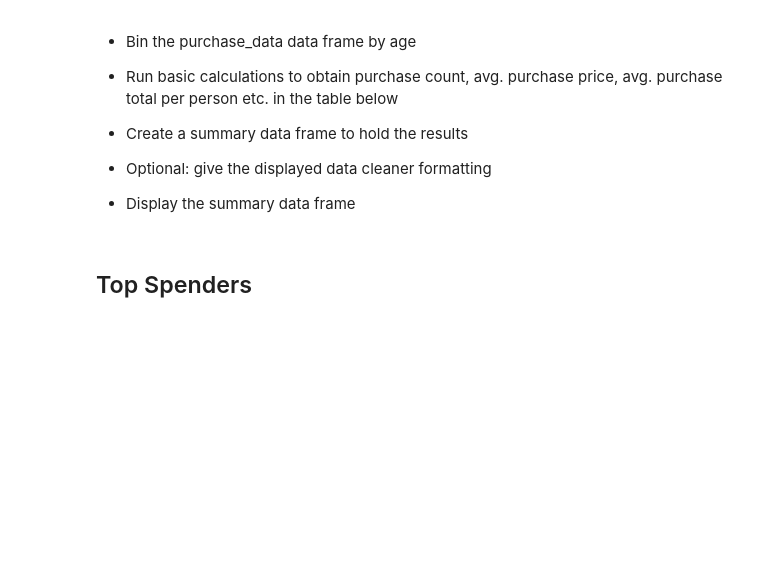
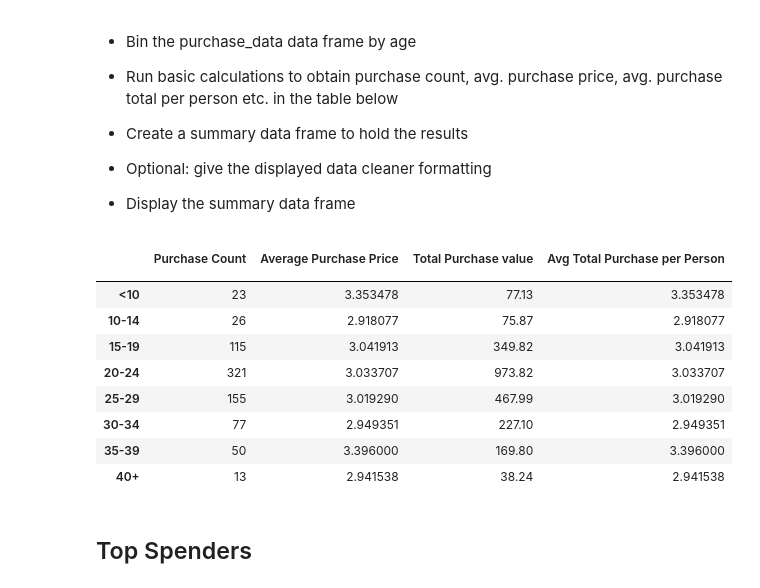
Before and after one commit to edo2021/Pandas_Challenge, a Jupyter notebook: HeroesOfPymoli/HeroesOfPymoli.ipynb, the cells around one changed output. Saved outputs shown, nothing was run; the diff lists cells and outputs as text; code cells hidden in the pictures; blank space fills up the shorter version.

```diff
--- a/HeroesOfPymoli/HeroesOfPymoli.ipynb
+++ b/HeroesOfPymoli/HeroesOfPymoli.ipynb
@@ -156,6 +191,31 @@ Gender_Purchasing_AnalysisDF
 
 
 * Display the summary data frame
+# %%
+pa = pd.DataFrame({     })
+
+bins = [0,10,14,19,24,29,34,40,100]
+group_names = ["<10","10-14","15-19","20-24","25-29","30-34","35-39","40+"]
+
+purchase_data[""] = pd.cut(purchase_data["Age"], bins,right = False, labels=group_names)
+grouped_purchase_data = purchase_data.groupby([""])
+pa["Purchase Count"]=grouped_purchase_data['Price'].count()
+pa["Average Purchase Price"]= grouped_purchase_data['Price'].mean()
+pa["Total Purchase value"] = grouped_purchase_data['Price'].sum()
+pa["Avg Total Purchase per Person"] = grouped_purchase_data['Price','SN'].mean()
+
+pa
+# %% [output]
+|  | Purchase Count | Average Purchase Price | Total Purchase value | Avg Total Purchase per Person |
+|  |  |  |  |  |
+| <10 | 23 | 3.353478 | 77.13 | 3.353478 |
+| 10-14 | 26 | 2.918077 | 75.87 | 2.918077 |
+| 15-19 | 115 | 3.041913 | 349.82 | 3.041913 |
+| 20-24 | 321 | 3.033707 | 973.82 | 3.033707 |
+| 25-29 | 155 | 3.019290 | 467.99 | 3.019290 |
+| 30-34 | 77 | 2.949351 | 227.10 | 2.949351 |
+| 35-39 | 50 | 3.396000 | 169.80 | 3.396000 |
+| 40+ | 13 | 2.941538 | 38.24 | 2.941538 |
 # %% [markdown]
 ## Top Spenders
 # %% [markdown]
```
Also changed, not shown: parts of 6 cells of this notebook.
